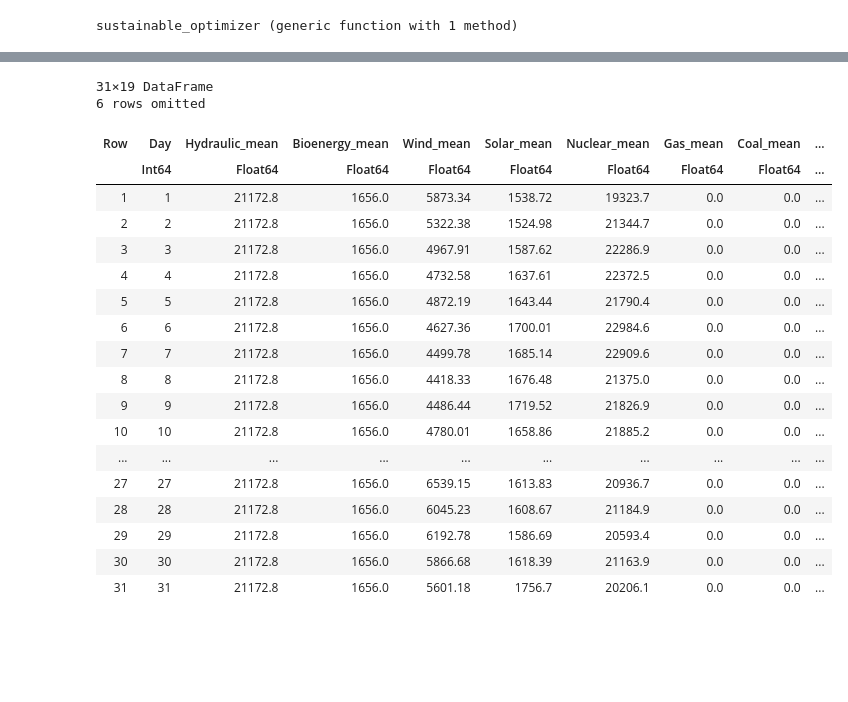
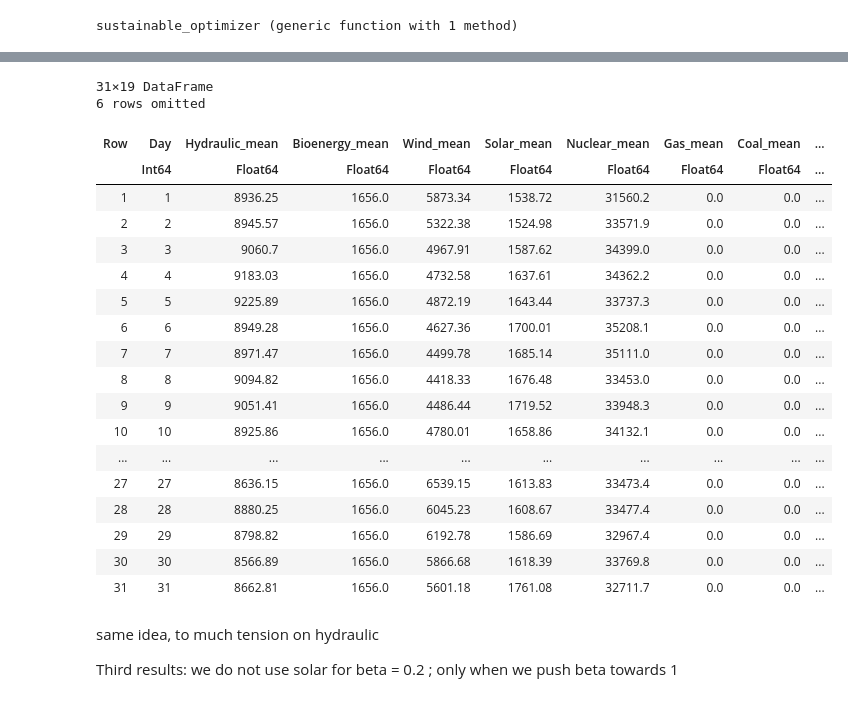
Before and after one commit to OscarCourbit/Energy-Allocation-in-France, a Jupyter notebook: Project_Problem.ipynb, the cells around one changed output, grey strips where cells are left out. Cells and saved outputs as stored; diff of their text form; code cells hidden in the pictures; blank space fills up the shorter version.

Commit message:
added results

```diff
--- a/Project_Problem.ipynb
+++ b/Project_Problem.ipynb
@@ -394,2 +542,6 @@ compute_neighbors_footprints (generic function with 1 method)
+# %%
+coef_eco_cost = 0.7
+df_env_impact = env_impact(coef_eco_cost)
+df_neighbors_impact = neighbors_impact(coef_eco_cost);
 # %% [markdown]
 ## Optimization Formulation
@@ -421,2 +550,7 @@ df_baseline = transform_data(df)
+# %%
+# transform dataframe
+df_transformed = transform_data(df)
+df_baseline = sustainable_df(df_transformed, df_env_impact, df_neighbors_impact);
+df_baseline = rebalance_impact(df_baseline);
 # %%
 # total hydraulic production from MWh to TWh
@@ -632,0 +869,7 @@ Real baseline cost: 5.061032927764586e10
+# %%
+# compare mean production values in RTE and optimized
+for i in 1:size(sources, 1)
+    println("Mean production of ", sources[i], " in RTE: ", mean(df_baseline[!, Symbol(sources[i])]))
+    println("Mean production of ", sources[i], " in optimized: ", mean(x_opt_baseline[:, i]))
+    println(" ")
+end
@@ -1023,0 +1239,23 @@ Real baseline cost: 5.550149107492201e10
+# %%
+model_3 = sustainable_optimizer(df_baseline, 0.9);
+
+# get the optimal values
+x_opt_sustainable = value.(model_3[:x])
+y_opt_sustainable = value.(model_3[:y])
+z_opt_sustainable = value.(model_3[:z])
+
+# convert the optimal values to a dataframe
+df_opt_sustainable = convert_to_df(x_opt_sustainable, y_opt_sustainable, z_opt_sustainable, df_baseline);
+
+# compute the cost of the optimal solution
+println("Real baseline cost: ", real_baseline_cost(x_opt_sustainable, y_opt_sustainable, z_opt_sustainable, df_baseline));
+println("Production cost: ", compute_production_cost(x_opt_sustainable, df_baseline));
+println("Environmental impact: ", compute_total_impact(x_opt_sustainable, y_opt_sustainable, df_baseline))
+print("National impact: ", compute_national_impact(x_opt_sustainable, y_opt_sustainable, z_opt_sustainable, df_baseline))
+
+# compute proportional cost (compared to rte)
+println("\n")
+println("Proportional total cost: ", real_baseline_cost(x_opt_sustainable, y_opt_sustainable, z_opt_sustainable, df_baseline) / total_cost_rte);
+println("Proportional Production cost: ", compute_production_cost(x_opt_sustainable, df_baseline) / production_cost_rte);
+println("Proportional Environmental impact: ", compute_total_impact(x_opt_sustainable, y_opt_sustainable, df_baseline) / total_impact_rte)
+print("Proportional National impact: ", compute_national_impact(x_opt_sustainable, y_opt_sustainable, z_opt_sustainable, df_baseline) / national_impact_rte)
@@ -1024,28 +1274,32 @@ Real baseline cost: 5.550149107492201e10
 # %%
-#df_sustainable_opt
-#daily_total(df_sustainable_opt)
-daily_average(df_sustainable_opt)
+#df_opt_sustainable
+#daily_total(df_opt_sustainable)
+daily_average(df_opt_sustainable)
 # %% [output]
 31×19 DataFrame
 6 rows omitted
 | Row | Day | Hydraulic_mean | Bioenergy_mean | Wind_mean | Solar_mean | Nuclear_mean | Gas_mean | Coal_mean | ... |
 |  | Int64 | Float64 | Float64 | Float64 | Float64 | Float64 | Float64 | Float64 | ... |
-| 1 | 1 | 21172.8 | 1656.0 | 5873.34 | 1538.72 | 19323.7 | 0.0 | 0.0 | ... |
-| 2 | 2 | 21172.8 | 1656.0 | 5322.38 | 1524.98 | 21344.7 | 0.0 | 0.0 | ... |
-| 3 | 3 | 21172.8 | 1656.0 | 4967.91 | 1587.62 | 22286.9 | 0.0 | 0.0 | ... |
-| 4 | 4 | 21172.8 | 1656.0 | 4732.58 | 1637.61 | 22372.5 | 0.0 | 0.0 | ... |
-| 5 | 5 | 21172.8 | 1656.0 | 4872.19 | 1643.44 | 21790.4 | 0.0 | 0.0 | ... |
-| 6 | 6 | 21172.8 | 1656.0 | 4627.36 | 1700.01 | 22984.6 | 0.0 | 0.0 | ... |
-| 7 | 7 | 21172.8 | 1656.0 | 4499.78 | 1685.14 | 22909.6 | 0.0 | 0.0 | ... |
-| 8 | 8 | 21172.8 | 1656.0 | 4418.33 | 1676.48 | 21375.0 | 0.0 | 0.0 | ... |
-| 9 | 9 | 21172.8 | 1656.0 | 4486.44 | 1719.52 | 21826.9 | 0.0 | 0.0 | ... |
-| 10 | 10 | 21172.8 | 1656.0 | 4780.01 | 1658.86 | 21885.2 | 0.0 | 0.0 | ... |
+| 1 | 1 | 8936.25 | 1656.0 | 5873.34 | 1538.72 | 31560.2 | 0.0 | 0.0 | ... |
+| 2 | 2 | 8945.57 | 1656.0 | 5322.38 | 1524.98 | 33571.9 | 0.0 | 0.0 | ... |
+| 3 | 3 | 9060.7 | 1656.0 | 4967.91 | 1587.62 | 34399.0 | 0.0 | 0.0 | ... |
+| 4 | 4 | 9183.03 | 1656.0 | 4732.58 | 1637.61 | 34362.2 | 0.0 | 0.0 | ... |
+| 5 | 5 | 9225.89 | 1656.0 | 4872.19 | 1643.44 | 33737.3 | 0.0 | 0.0 | ... |
+| 6 | 6 | 8949.28 | 1656.0 | 4627.36 | 1700.01 | 35208.1 | 0.0 | 0.0 | ... |
+| 7 | 7 | 8971.47 | 1656.0 | 4499.78 | 1685.14 | 35111.0 | 0.0 | 0.0 | ... |
+| 8 | 8 | 9094.82 | 1656.0 | 4418.33 | 1676.48 | 33453.0 | 0.0 | 0.0 | ... |
+| 9 | 9 | 9051.41 | 1656.0 | 4486.44 | 1719.52 | 33948.3 | 0.0 | 0.0 | ... |
+| 10 | 10 | 8925.86 | 1656.0 | 4780.01 | 1658.86 | 34132.1 | 0.0 | 0.0 | ... |
 | ... | ... | ... | ... | ... | ... | ... | ... | ... | ... |
-| 27 | 27 | 21172.8 | 1656.0 | 6539.15 | 1613.83 | 20936.7 | 0.0 | 0.0 | ... |
-| 28 | 28 | 21172.8 | 1656.0 | 6045.23 | 1608.67 | 21184.9 | 0.0 | 0.0 | ... |
-| 29 | 29 | 21172.8 | 1656.0 | 6192.78 | 1586.69 | 20593.4 | 0.0 | 0.0 | ... |
-| 30 | 30 | 21172.8 | 1656.0 | 5866.68 | 1618.39 | 21163.9 | 0.0 | 0.0 | ... |
-| 31 | 31 | 21172.8 | 1656.0 | 5601.18 | 1756.7 | 20206.1 | 0.0 | 0.0 | ... |
+| 27 | 27 | 8636.15 | 1656.0 | 6539.15 | 1613.83 | 33473.4 | 0.0 | 0.0 | ... |
+| 28 | 28 | 8880.25 | 1656.0 | 6045.23 | 1608.67 | 33477.4 | 0.0 | 0.0 | ... |
+| 29 | 29 | 8798.82 | 1656.0 | 6192.78 | 1586.69 | 32967.4 | 0.0 | 0.0 | ... |
+| 30 | 30 | 8566.89 | 1656.0 | 5866.68 | 1618.39 | 33769.8 | 0.0 | 0.0 | ... |
+| 31 | 31 | 8662.81 | 1656.0 | 5601.18 | 1761.08 | 32711.7 | 0.0 | 0.0 | ... |
+# %% [markdown]
+same idea, to much tension on hydraulic
+
+Third results: we do not use solar for beta = 0.2 ; only when we push beta towards 1
 # %% [markdown]
 $\textbf{Feedbacks}$
 
```
Also changed, not shown: parts of 42 cells of this notebook, 27 other files.
